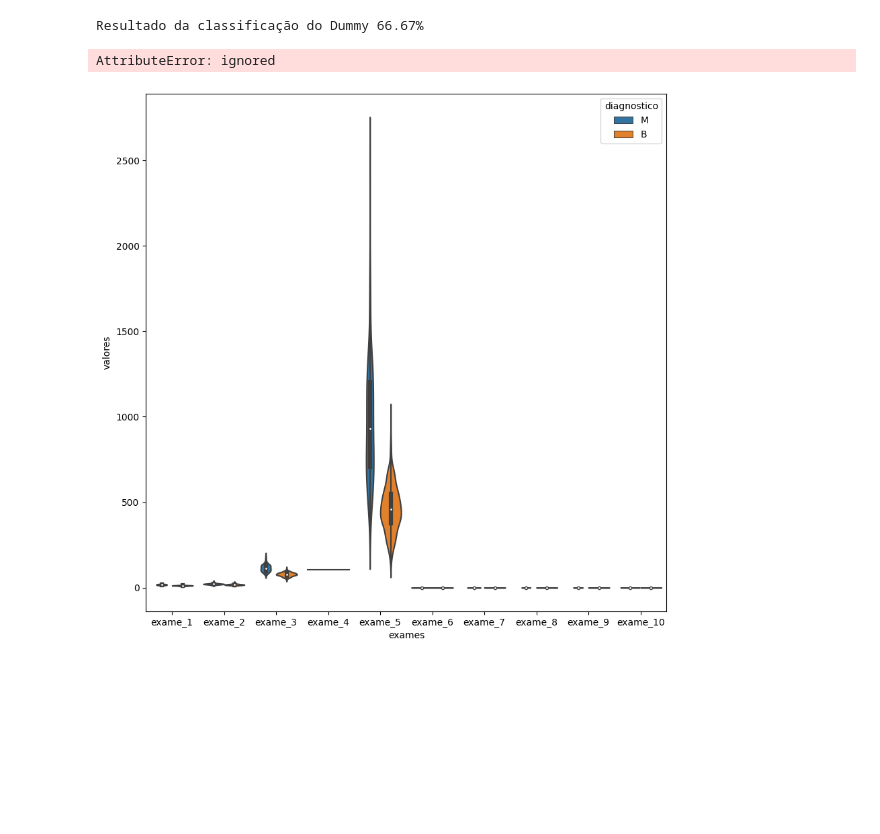
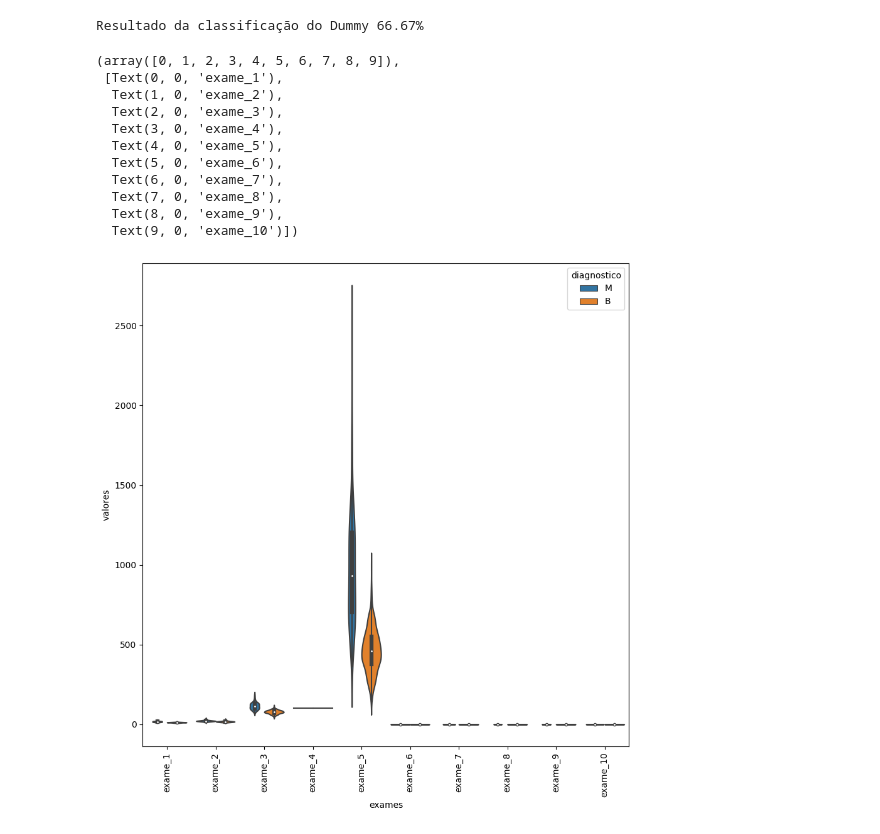
Before and after one commit to ronaldodeschain/rd_colab, a Jupyter notebook: Alura_Care_Lidando_com_dados_de_multiplas_dimensões.ipynb, the cells around one changed output. Saved outputs shown, nothing was run; the diff lists cells and outputs as text; code cells hidden in the pictures; blank space fills up the shorter version.

```diff
--- a/Alura_Care_Lidando_com_dados_de_multiplas_dimensões.ipynb
+++ b/Alura_Care_Lidando_com_dados_de_multiplas_dimensões.ipynb
@@ -70,17 +70,27 @@ Resultado da classificação do Dummy 66.67%
 # %%
 #visualização usando violinplot
 import seaborn as sns
 import matplotlib.pyplot as plt
 
 #formatando para ter a exibição como desejamos
 dados_plot = pd.concat([diagnostico,valores_exames_v1.iloc[:,0:10]],axis=1)
 dados_plot = pd.melt(dados_plot, id_vars='diagnostico',
                      var_name='exames',
                      value_name='valores')
 plt.figure(figsize=(10,10))
 sns.violinplot(x= 'exames',y = 'valores',
                hue='diagnostico',data = dados_plot)
-plt.xtics(rotation= 90)
+plt.xticks(rotation= 90)
 # %% [output]
-AttributeError: ignored
+(array([0, 1, 2, 3, 4, 5, 6, 7, 8, 9]),
+ [Text(0, 0, 'exame_1'),
+  Text(1, 0, 'exame_2'),
+  Text(2, 0, 'exame_3'),
+  Text(3, 0, 'exame_4'),
+  Text(4, 0, 'exame_5'),
+  Text(5, 0, 'exame_6'),
+  Text(6, 0, 'exame_7'),
+  Text(7, 0, 'exame_8'),
+  Text(8, 0, 'exame_9'),
+  Text(9, 0, 'exame_10')])
-[figure, old version]
+[figure, new version]
```
Also changed, not shown: parts of 27 cells of this notebook.
